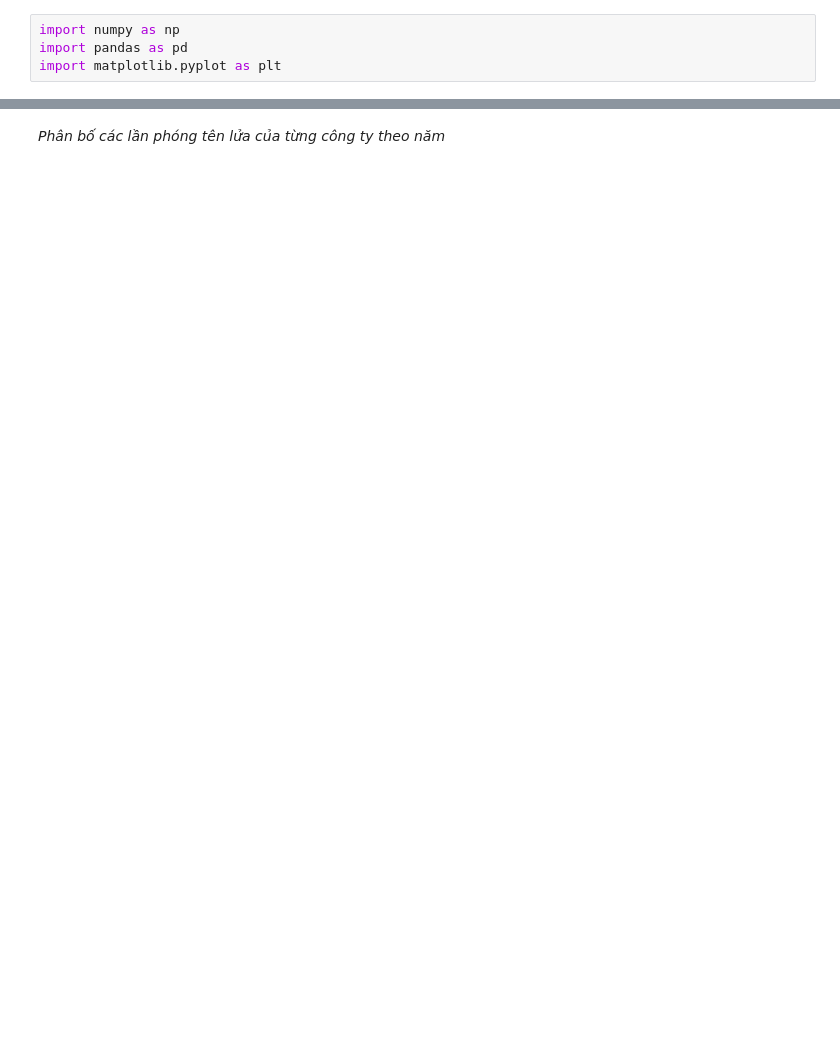
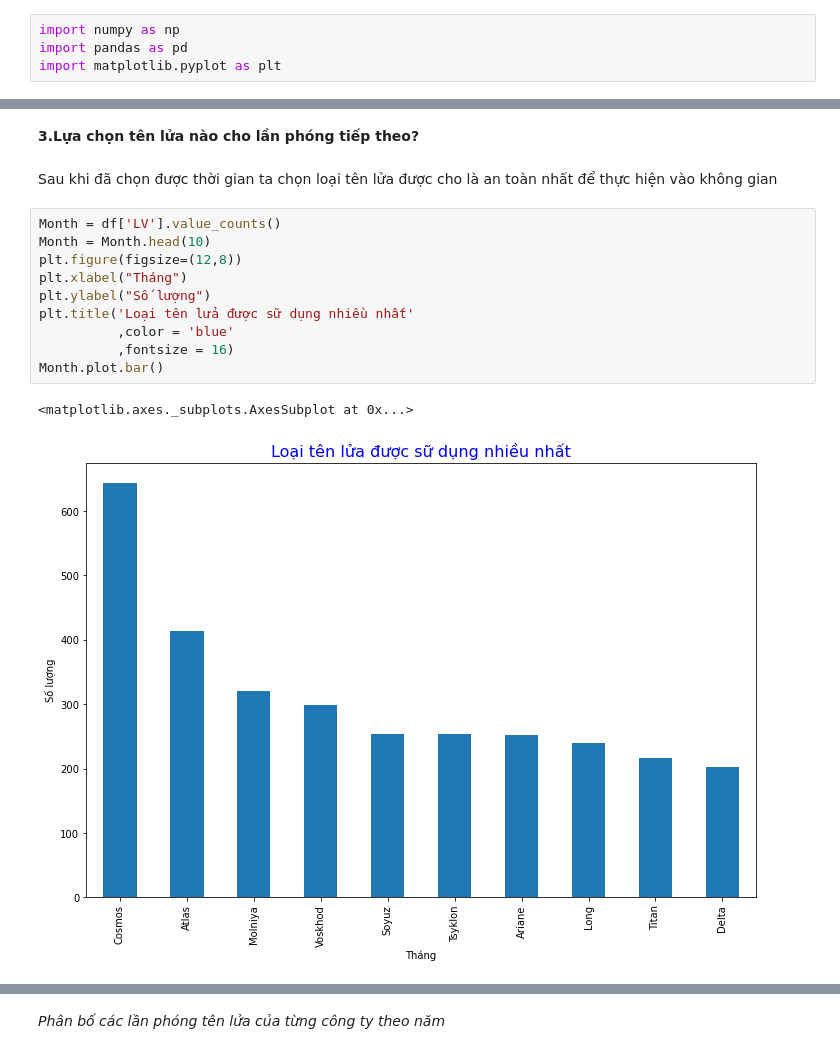
Before and after one commit to Shiro-TT/Data-Science-programing, a Jupyter notebook: 1712782-DaoThanhThien.ipynb, the cells around one changed output, grey strips where cells are left out. Drawn from its saved outputs; the diff is of its cells as text; blank space fills up the shorter version.

```diff
--- a/1712782-DaoThanhThien.ipynb
+++ b/1712782-DaoThanhThien.ipynb
@@ -100,0 +287,17 @@ dataComCount.plot.bar(title='Phân bố địa điểm phóng tên lửa')
+# %% [markdown]
+**3.Lựa chọn tên lửa nào cho lần phóng tiếp theo?**
+# %% [markdown]
+Sau khi đã chọn được thời gian ta chọn loại tên lửa được cho là an toàn nhất để thực hiện vào không gian
+# %%
+Month = df['LV'].value_counts()
+Month = Month.head(10)
+plt.figure(figsize=(12,8))
+plt.xlabel("Tháng")
+plt.ylabel("Số lượng")
+plt.title('Loại tên lửa được sữ dụng nhiều nhất'
+          ,color = 'blue'
+          ,fontsize = 16)
+Month.plot.bar()
+# %% [output]
+<matplotlib.axes._subplots.AxesSubplot at 0x...>
+[figure, added]
```
Also changed, not shown: parts of 69 cells of this notebook.
